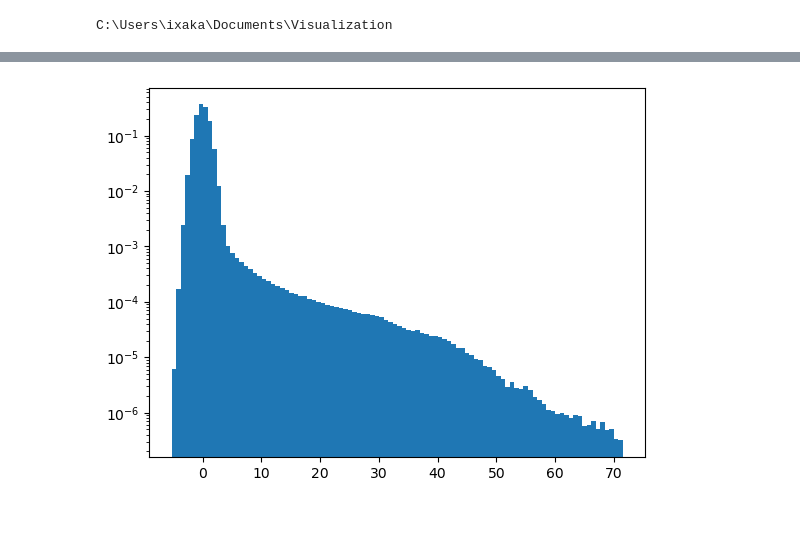
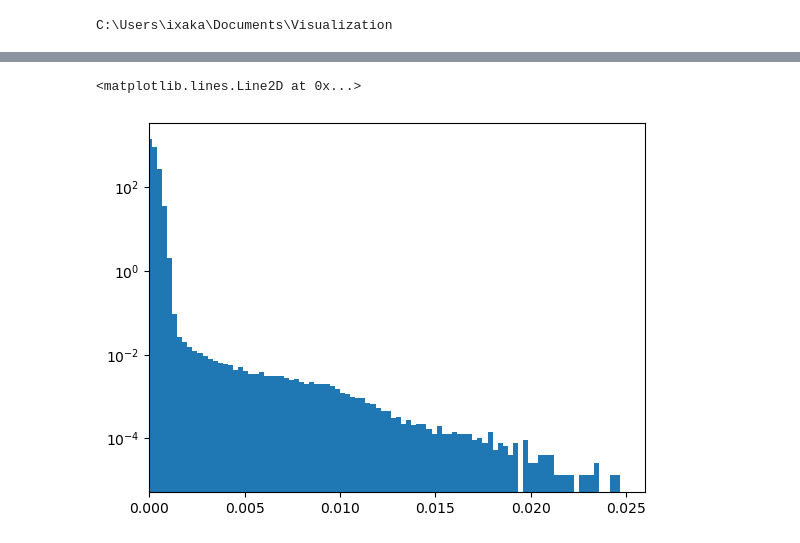
Before and after one commit to ixakalabadie/ViSL3D, a Jupyter notebook: create_3d_visualization.ipynb, the cells around one changed output, grey strips where cells are left out. Saved outputs shown, nothing was run; the diff lists cells and outputs as text; code cells hidden in the pictures.

```diff
--- a/create_3d_visualization.ipynb
+++ b/create_3d_visualization.ipynb
@@ -20,11 +20,12 @@ importlib.reload(c3)
 C:\Users\ixaka\Documents\Visualization
 # %%
 # Read the fits file and save header
-HI_cube = SpectralCube.read("HCG31.fits")
+HI_cube = SpectralCube.read("hcg90_HCG90_hcg90_line_masked.image.fits")
 cubehead = HI_cube.header
 cubew = wcs.WCS(cubehead)
 nz, ny, nx = HI_cube.shape
 print(HI_cube.shape)
 dra, ddec, dv = cubehead['CDELT1'], cubehead['CDELT2'], cubehead['CDELT3']
-delta_arcsec = (np.abs(dra)*3600, np.abs(ddec)*3600, np.abs(dv)/1000)
+delta_arcsec = (np.abs(dra)*3600, np.abs(ddec)*3600, np.abs(dv)/1e3) # to arcsec and GHz
+print(delta_arcsec)
 # %% [output]
@@ -76,10 +61,13 @@ plt.hist(HI_cube.unmasked_data[:20].to_value().flatten()*1000, bins=200, density
 from scipy.stats import norm
 _, rms = norm.fit(HI_cube.unmasked_data[:20].to_value().flatten()*1000)
 # %%
-plt.hist(HI_cube.unmasked_data[:].to_value().flatten()*1000/rms, bins=100, density=True)
+plt.hist(HI_cube.unmasked_data[:].to_value().flatten(), bins=100, density=True)
 plt.yscale('log')
+plt.xlim(0,)
+plt.axvline(3)
 # %% [output]
+<matplotlib.lines.Line2D at 0x...>
-[figure, old version]
+[figure, new version]
 # %%
 #define isoleves in mJy/beam
 #isolevels = np.array([1.5, 2.5, 3.5, 6]) #hcg91
```
Also changed, not shown: parts of 17 cells of this notebook, 3 other files.
